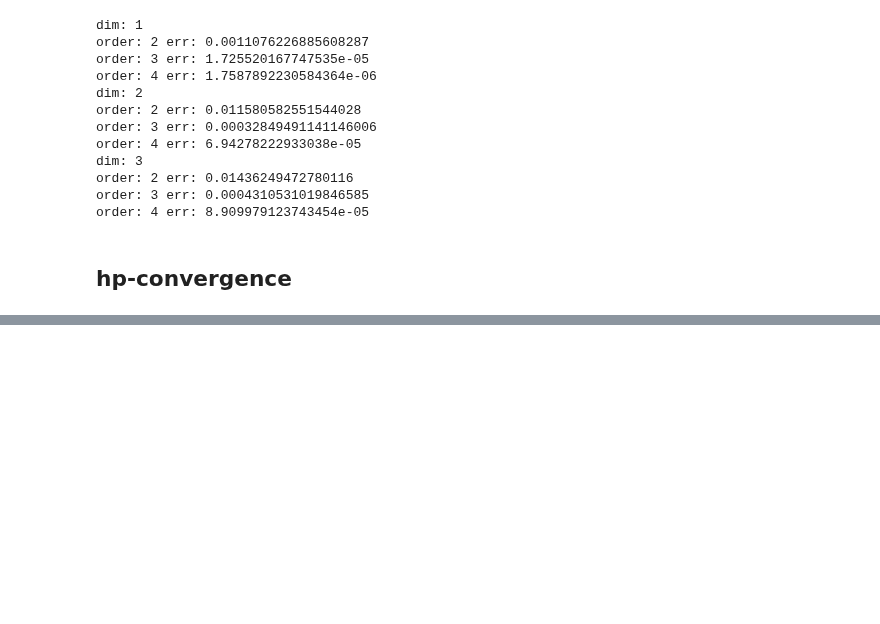
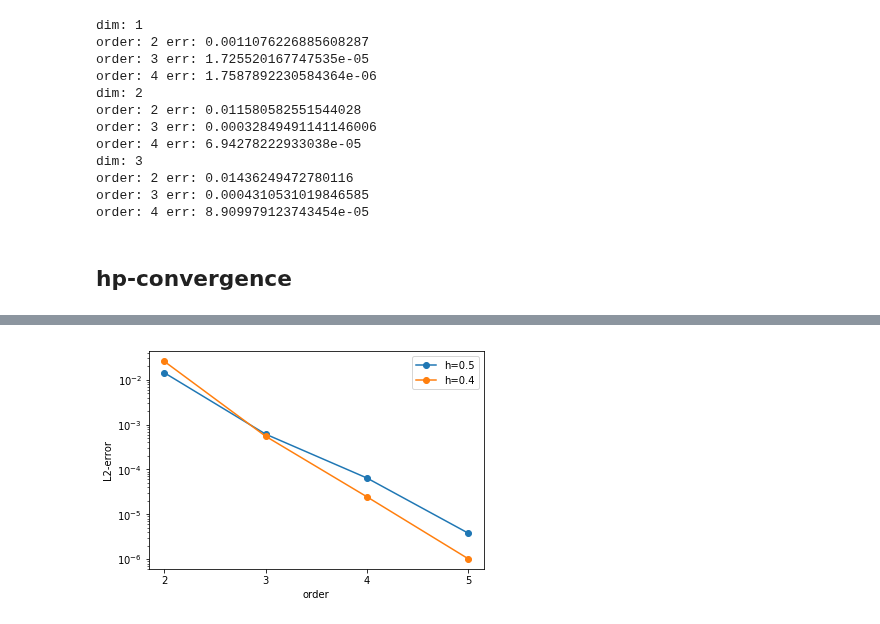
Before and after one commit to PaulSt/NGSTrefftz, a Jupyter notebook: python_test/notebooks/evolvetent.ipynb, the cells around one changed output, grey strips where cells are left out. Cells and saved outputs as stored; diff of their text form; code cells hidden in the pictures; blank space fills up the shorter version.

```diff
--- a/python_test/notebooks/evolvetent.ipynb
+++ b/python_test/notebooks/evolvetent.ipynb
@@ -163,0 +131,9 @@ plt.show()
+# %%
+maxorder = 6
+c = 3
+t_end = 1
+meshes = [Mesh(unit_cube.GenerateMesh(maxh=h)) for h in [0.5,0.4]]
+maxh = [h for h in [0.5,0.4]]
+hploop(meshes,maxh,maxorder,c)
+# %% [output]
+[figure, added]
```
Also changed, not shown: parts of 7 cells of this notebook.
